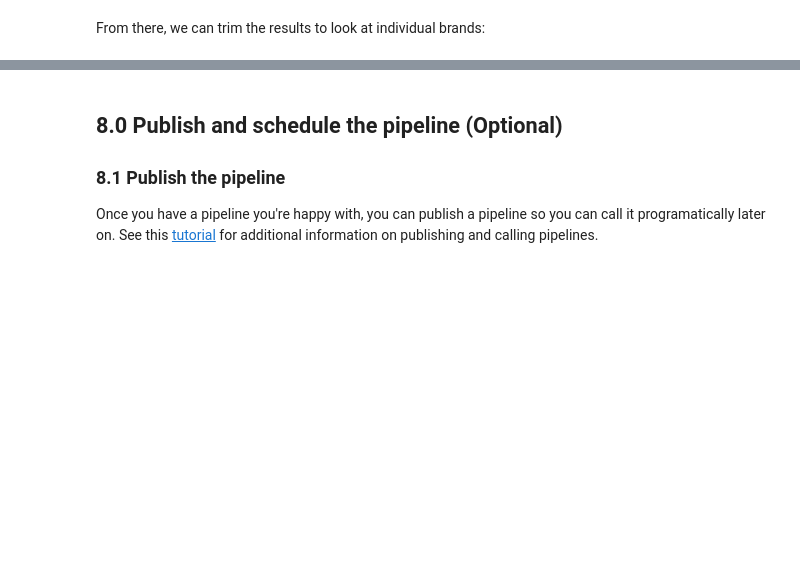
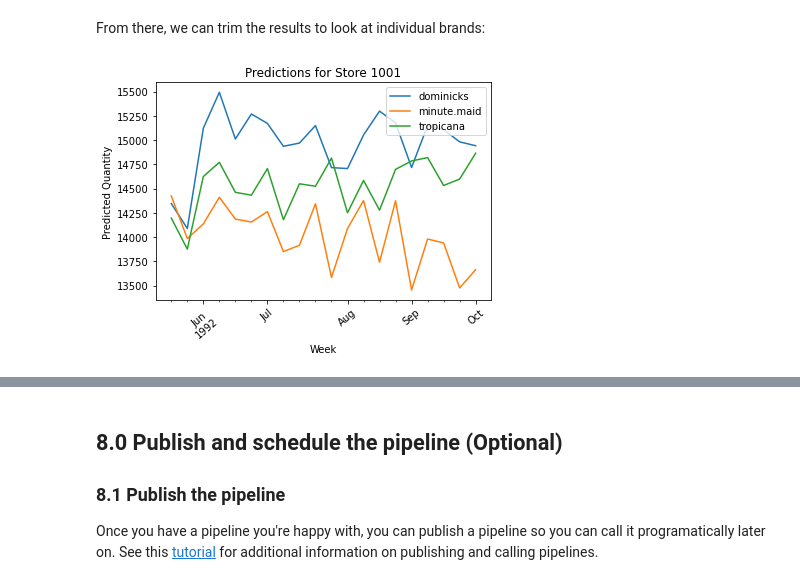
Before and after one commit to microsoft/solution-accelerator-many-models, a Jupyter notebook: Custom_Script/03_Forecasting_Pipeline.ipynb, the cells around one changed output, grey strips where cells are left out. Cells and saved outputs as stored; diff of their text form; code cells hidden in the pictures; blank space fills up the shorter version.

```diff
--- a/Custom_Script/03_Forecasting_Pipeline.ipynb
+++ b/Custom_Script/03_Forecasting_Pipeline.ipynb
@@ -152,3 +168,6 @@ run = experiment.submit(pipeline, tags=tags)
+# %%
+from azureml.pipeline.core import PipelineRun
+run = PipelineRun(experiment, '029f8224-f8e1-4c2c-8e13-62f614bae1da')
 # %% [markdown]
 ## 7.0 View the results of the forecasting pipeline
 To see our forecasts, we download the *parallel_run_step.txt*, read the results into a dataframe, and visualize the predictions. Note that we could also download the results from the predictions container we created above.
@@ -176,6 +200,7 @@ file_path
 import pandas as pd
 
 df = pd.read_csv(file_path + '/parallel_run_step.txt', sep=" ", header=None)
-df.columns = ['WeekStarting', 'Predictions', 'Store', 'Brand']
-df['WeekStarting'] = [d.date() for d in pd.to_datetime(df['WeekStarting'])]
+df.columns = ['WeekStarting', 'Predictions', 'Quantity', 'Store', 'Brand']
+df['WeekStarting'] = pd.to_datetime(df['WeekStarting'])
+# df['WeekStarting'] = [d.date() for d in pd.to_datetime(df['WeekStarting'])]
 df.head()
@@ -205,17 +242,19 @@ plt.show()
 # %% [markdown]
 From there, we can trim the results to look at individual brands:
 # %%
-store = 'Store1001'
+store = 1001
 df_1001 = df[df['Store'] == store]
 
 brands = df_1001.groupby(['WeekStarting','Brand'])
 brands= brands['Predictions'].sum()
 brands= pd.DataFrame(brands.unstack(level=1))
 
 brands.plot()
 plt.legend(loc='upper right', labels=brands.columns.values)
 plt.xticks(rotation=40)
 plt.title('Predictions for Store 1001')
 plt.xlabel('Week')
 plt.ylabel('Predicted Quantity')
 plt.show()
+# %% [output]
+[figure, added]
```
Also changed, not shown: parts of 13 cells of this notebook, 7 other files.
